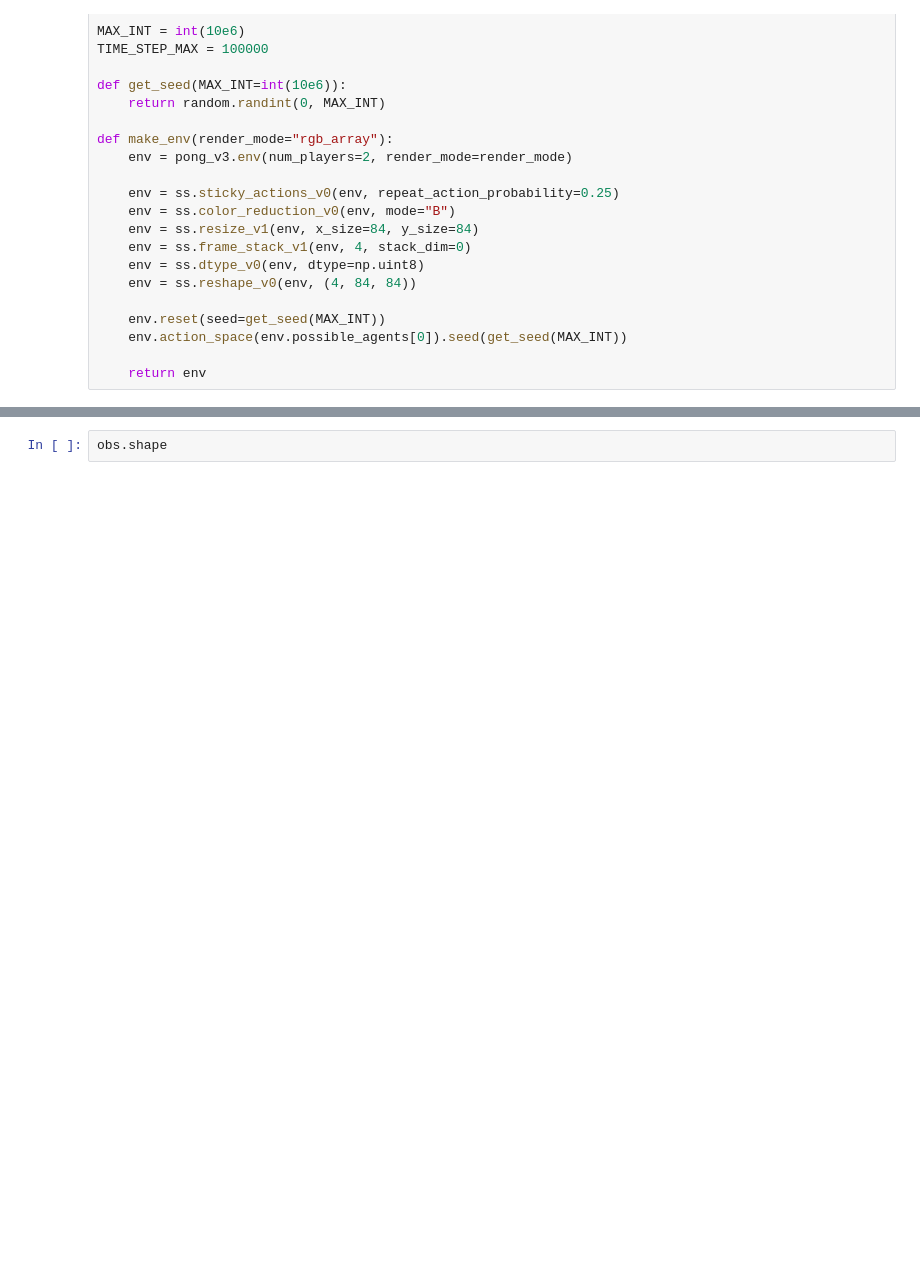
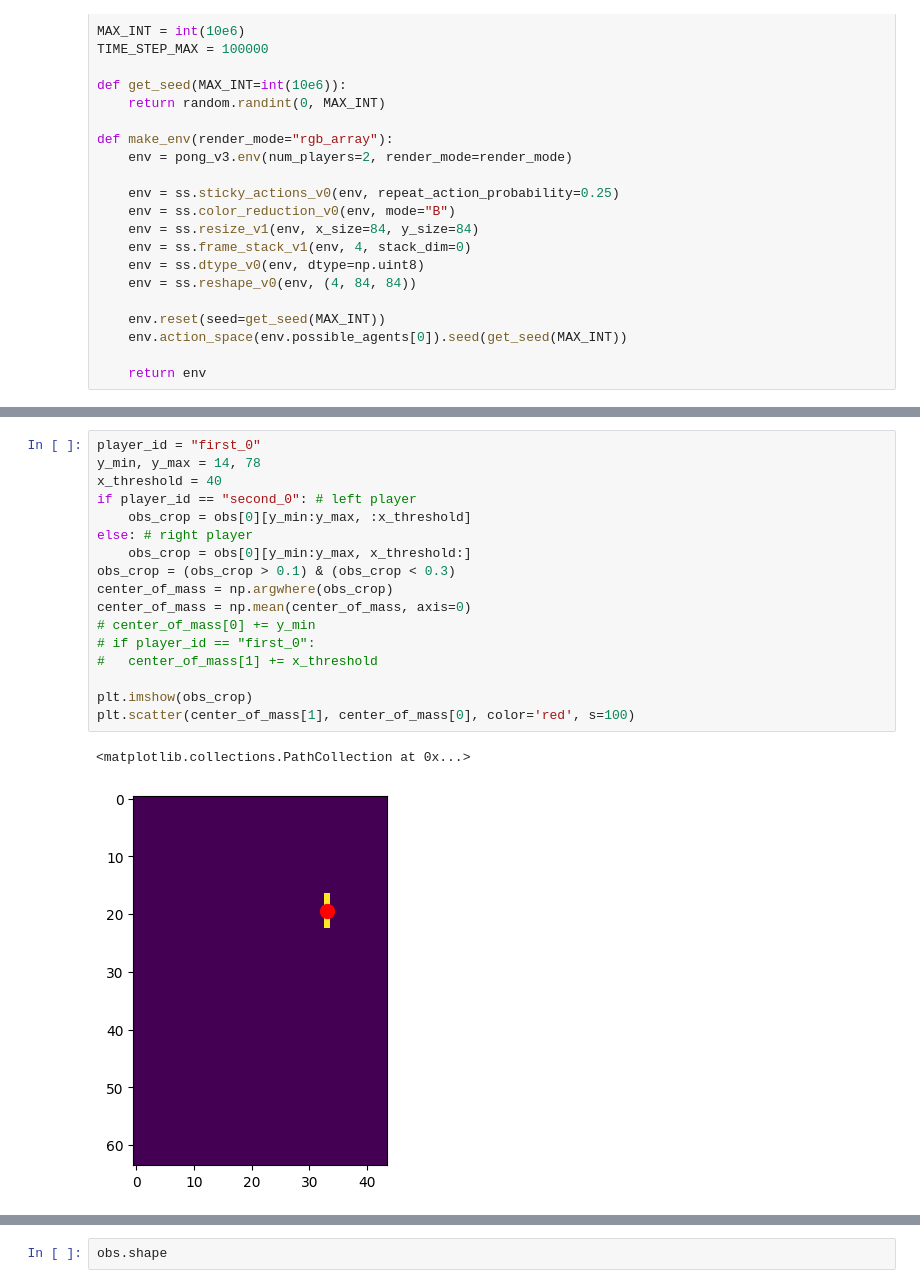
Before and after one commit to Pikurrot/RL-Project, a Jupyter notebook: PONG-TOURNAMENT/part2-train.ipynb, the cells around one changed output, grey strips where cells are left out. Saved outputs shown, nothing was run; the diff lists cells and outputs as text; blank space fills up the shorter version.

```diff
--- a/PONG-TOURNAMENT/part2-train.ipynb
+++ b/PONG-TOURNAMENT/part2-train.ipynb
@@ -99,0 +99,20 @@ plt.show()
+# %%
+player_id = "first_0"
+y_min, y_max = 14, 78
+x_threshold = 40
+if player_id == "second_0": # left player
+	obs_crop = obs[0][y_min:y_max, :x_threshold]
+else: # right player
+	obs_crop = obs[0][y_min:y_max, x_threshold:]
+obs_crop = (obs_crop > 0.1) & (obs_crop < 0.3)
+center_of_mass = np.argwhere(obs_crop)
+center_of_mass = np.mean(center_of_mass, axis=0)
+# center_of_mass[0] += y_min
+# if player_id == "first_0":
+# 	center_of_mass[1] += x_threshold
+
+plt.imshow(obs_crop)
+plt.scatter(center_of_mass[1], center_of_mass[0], color='red', s=100)
+# %% [output]
+<matplotlib.collections.PathCollection at 0x...>
+[figure, added]
```
Also changed, not shown: parts of 7 cells of this notebook, 1 other file.
